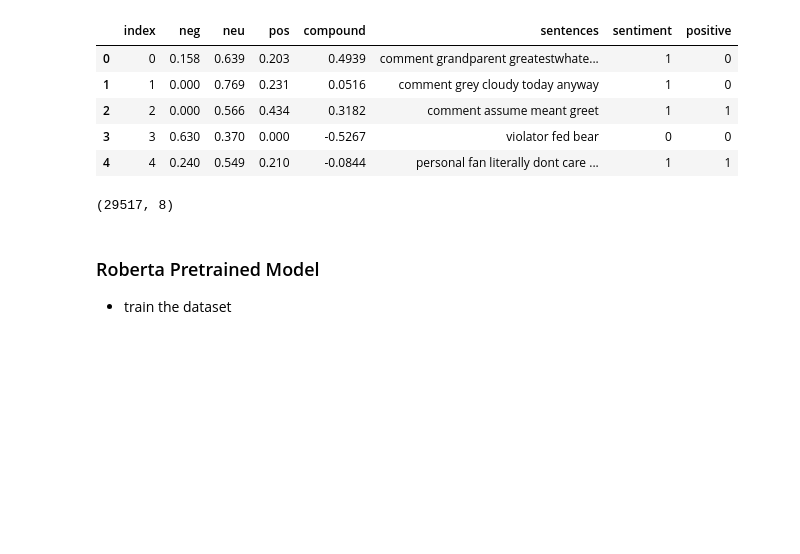
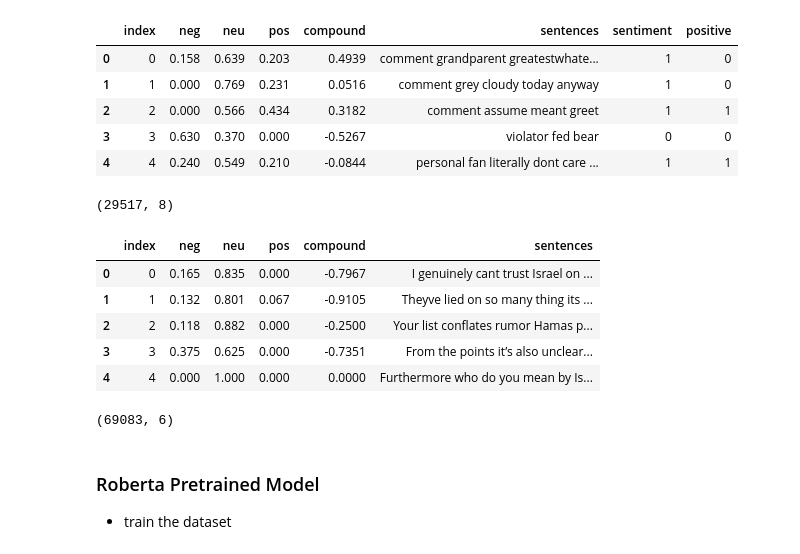
Before and after one commit to PhalHuon/arg_mining, a Jupyter notebook: ml_algorithms/ML/machine_learning.ipynb, the cells around one changed output. Saved outputs shown, nothing was run; the diff lists cells and outputs as text; code cells hidden in the pictures; blank space fills up the shorter version.

```diff
--- a/ml_algorithms/ML/machine_learning.ipynb
+++ b/ml_algorithms/ML/machine_learning.ipynb
@@ -377,4 +370,5 @@ sia.polarity_scores("bad")
 df_train.reset_index(inplace = True)
 df_test.reset_index(inplace = True)
 df_val.reset_index(inplace = True)
+df.reset_index(inplace = True)
 # %%
@@ -401,6 +395,29 @@ vaders.head()
 vaders.shape
 # %% [output]
 (29517, 8)
+# %%
+#polarity score on the entire train dataset
+result = {}
+for i, row in tqdm(df.iterrows(), total = len(df)):
+    text = row['sentences']
+    myid = row['index']
+    result[myid] = sia.polarity_scores(text)
+# %%
+vaders_df = pd.DataFrame(result).T
+vaders_df = vaders_df.reset_index()
+vaders_df = vaders_df.merge(df, how = "left")
+vaders_df.head()
+# %% [output]
+|  | index | neg | neu | pos | compound | sentences |
+| 0 | 0 | 0.165 | 0.835 | 0.000 | -0.7967 | I genuinely cant trust Israel on ... |
+| 1 | 1 | 0.132 | 0.801 | 0.067 | -0.9105 | Theyve lied on so many thing its ... |
+| 2 | 2 | 0.118 | 0.882 | 0.000 | -0.2500 | Your list conflates rumor Hamas p... |
+| 3 | 3 | 0.375 | 0.625 | 0.000 | -0.7351 | From the points it’s also unclear... |
+| 4 | 4 | 0.000 | 1.000 | 0.000 | 0.0000 | Furthermore who do you mean by Is... |
+# %%
+vaders_df.shape
+# %% [output]
+(69083, 6)
 # %% [markdown]
 ### Roberta Pretrained Model
 
```
Also changed, not shown: parts of 16 cells of this notebook.
